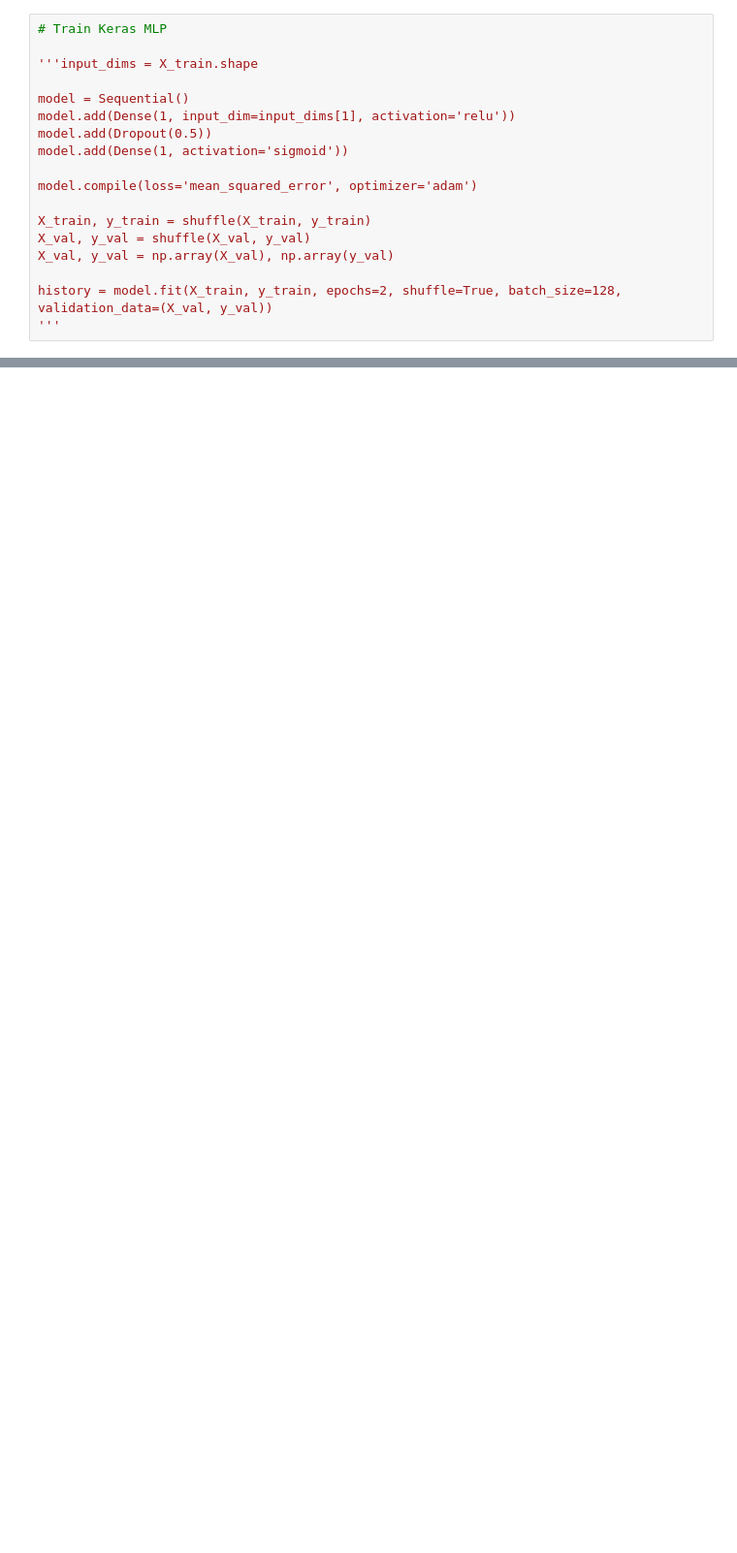
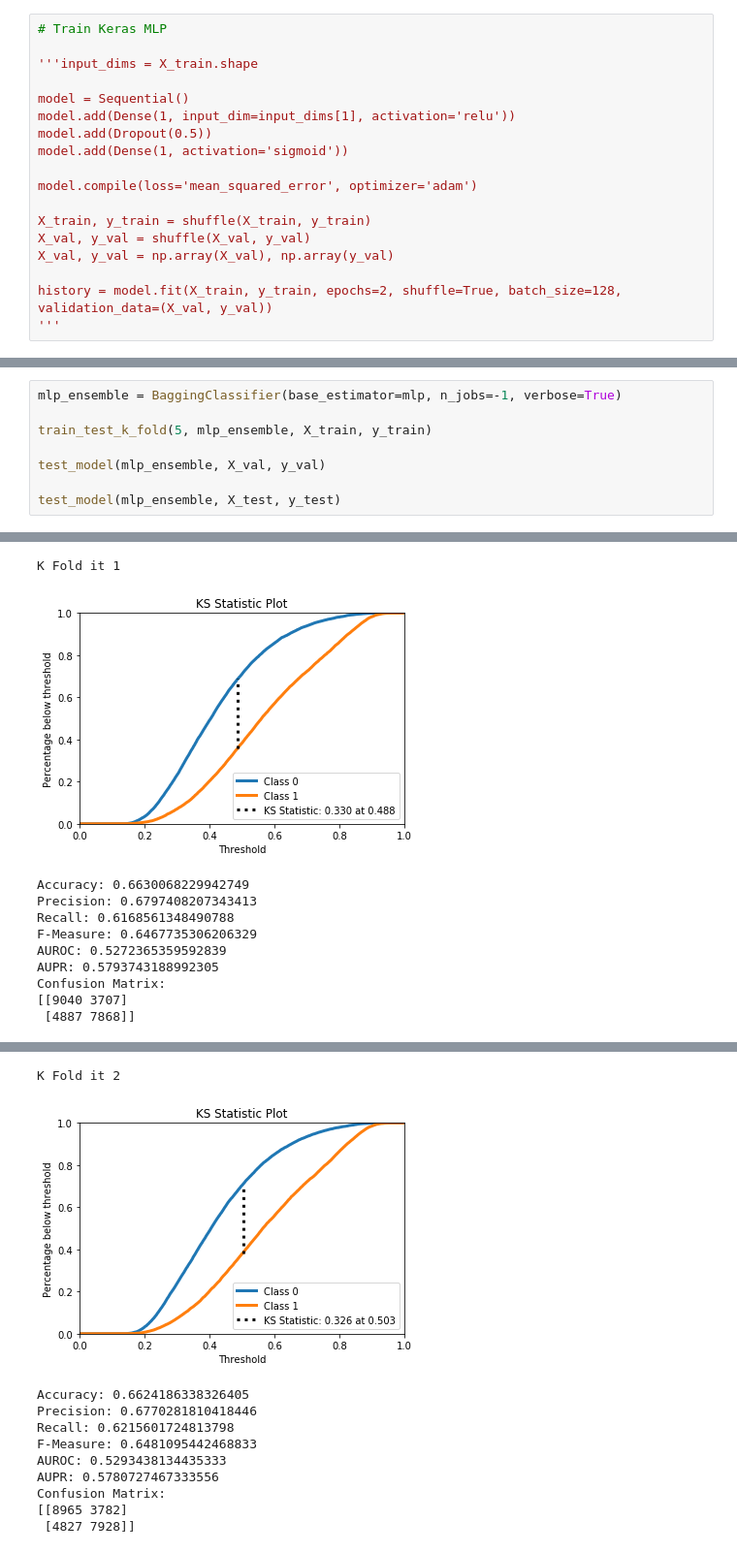
Before and after one commit to LeonardoGaldino/RN_Project, a Jupyter notebook: main.ipynb, the cells around one changed output, grey strips where cells are left out. Shown at 97% size. Saved outputs shown, nothing was run; the diff lists cells and outputs as text; blank space fills up the shorter version.

```diff
--- a/main.ipynb
+++ b/main.ipynb
@@ -261,0 +508,9 @@ test_model(mlp, X_test, y_test)
+# %%
+mlp_ensemble = BaggingClassifier(base_estimator=mlp, n_jobs=-1, verbose=True)
+
+train_test_k_fold(5, mlp_ensemble, X_train, y_train)
+
+test_model(mlp_ensemble, X_val, y_val)
+
+test_model(mlp_ensemble, X_test, y_test)
+# %% [output]
@@ -261,0 +526,11 @@ test_model(mlp, X_test, y_test)
+K Fold it 1
+[figure, added]
+Accuracy: 0.6630068229942749
+Precision: 0.6797408207343413
+Recall: 0.6168561348490788
+F-Measure: 0.6467735306206329
+AUROC: 0.5272365359592839
+AUPR: 0.5793743188992305
+Confusion Matrix:
+[[9040 3707]
+ [4887 7868]]
@@ -261,0 +546,11 @@ test_model(mlp, X_test, y_test)
+K Fold it 2
+[figure, added]
+Accuracy: 0.6624186338326405
+Precision: 0.6770281810418446
+Recall: 0.6215601724813798
+F-Measure: 0.6481095442468833
+AUROC: 0.5293438134435333
+AUPR: 0.5780727467333556
+Confusion Matrix:
+[[8965 3782]
+ [4827 7928]]
```
Also changed, not shown: parts of 23 cells of this notebook.
